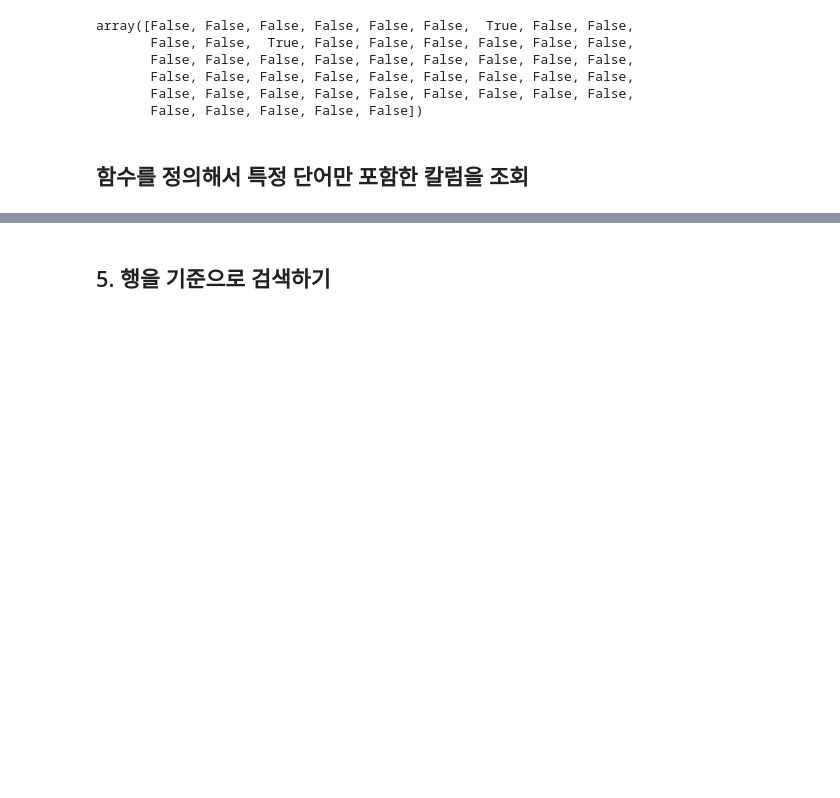
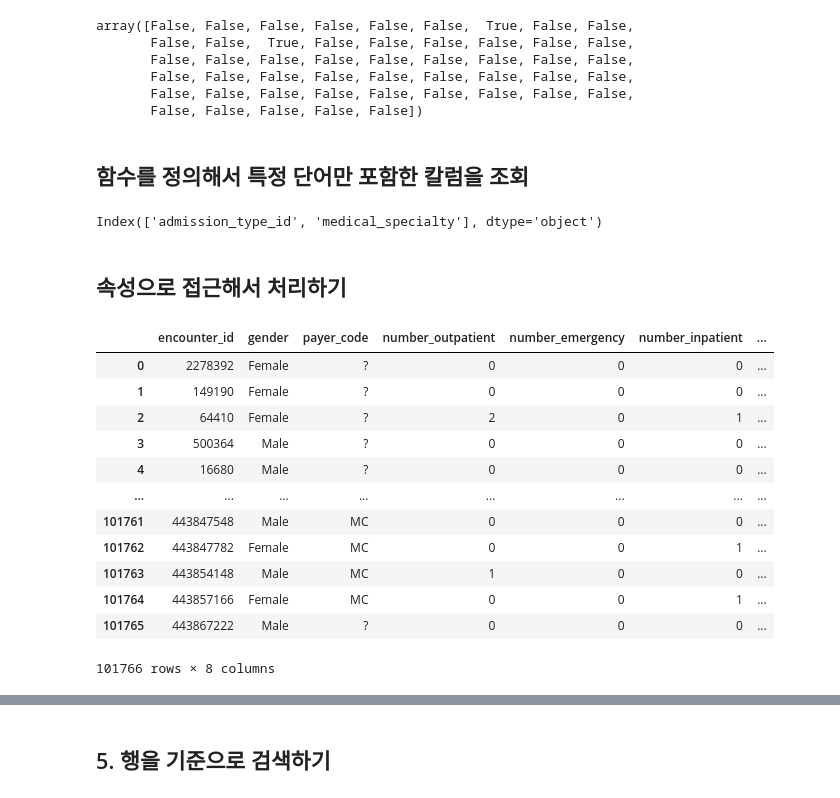
Before and after one commit to zerosum99/js_automl_pycaret, a Jupyter notebook: 01_판다스알아보기/정석_101_판다스기본.ipynb, the cells around one changed output, grey strips where cells are left out. Drawn from its saved outputs; the diff is of its cells as text; code cells hidden in the pictures; blank space fills up the shorter version.

Commit message:
판다스 기본 처리하기

```diff
--- a/01_판다스알아보기/정석_101_판다스기본.ipynb
+++ b/01_판다스알아보기/정석_101_판다스기본.ipynb
@@ -438,0 +592,34 @@ array([False, False, False, False, False, False,  True, False, False,
+# %%
+self["_df"].columns[self["_df"].columns.str.contains("ty")]
+# %% [output]
+Index(['admission_type_id', 'medical_specialty'], dtype='object')
+# %%
+class SelectCols :
+    def __init__(self,df) :
+        self._df = df
+
+    def selectCols(self,exer) :
+        return self._df[self._df.columns[self._df.columns.str.contains(exer)]]
+
+    def select_Cols(self,exer) :
+        return self._df[getattr(self,"_df").columns[getattr(self,"_df").columns.str.contains(exer)]]
+# %%
+sc = SelectCols(df)
+# %% [markdown]
+## 속성으로 접근해서 처리하기
+# %%
+sc.selectCols("er")
+# %% [output]
+|  | encounter_id | gender | payer_code | number_outpatient | number_emergency | number_inpatient | ... |
+| 0 | 2278392 | Female | ? | 0 | 0 | 0 | ... |
+| 1 | 149190 | Female | ? | 0 | 0 | 0 | ... |
+| 2 | 64410 | Female | ? | 2 | 0 | 1 | ... |
+| 3 | 500364 | Male | ? | 0 | 0 | 0 | ... |
+| 4 | 16680 | Male | ? | 0 | 0 | 0 | ... |
+| ... | ... | ... | ... | ... | ... | ... | ... |
+| 101761 | 443847548 | Male | MC | 0 | 0 | 0 | ... |
+| 101762 | 443847782 | Female | MC | 0 | 0 | 1 | ... |
+| 101763 | 443854148 | Male | MC | 1 | 0 | 0 | ... |
+| 101764 | 443857166 | Female | MC | 0 | 0 | 1 | ... |
+| 101765 | 443867222 | Male | ? | 0 | 0 | 0 | ... |
+101766 rows × 8 columns
```
Also changed, not shown: parts of 27 cells of this notebook.
